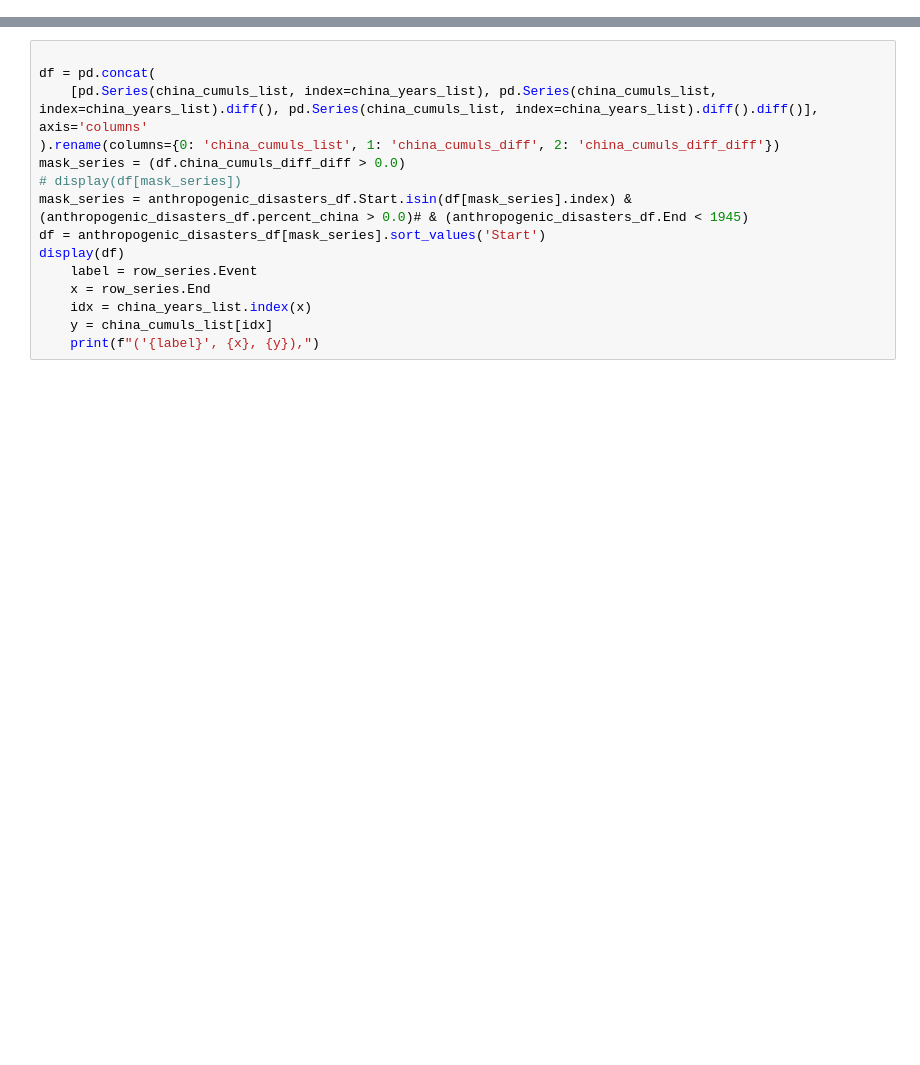
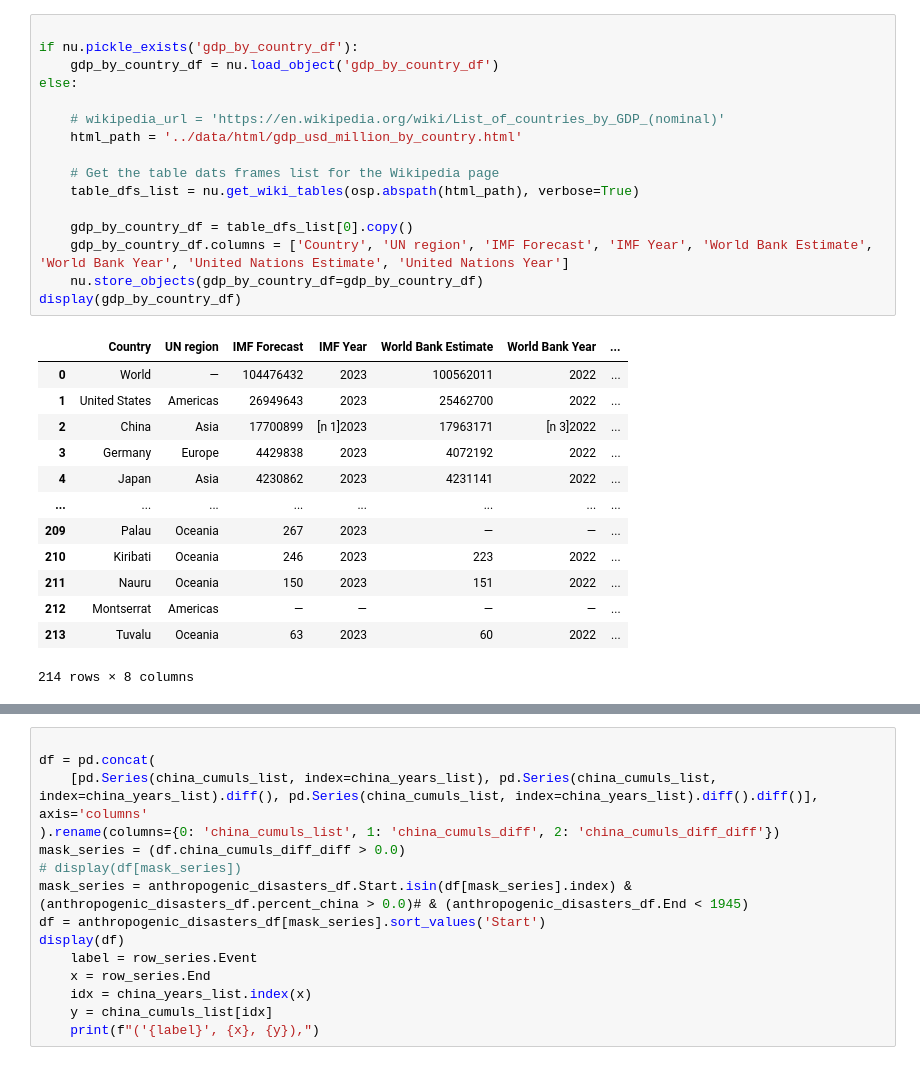
Before and after one commit to dbabbitt/StatsByCountry, a Jupyter notebook: ipynb/Attic.ipynb, the cells around one changed output, grey strips where cells are left out. Cells and saved outputs as stored; diff of their text form; blank space fills up the shorter version.

```diff
--- a/ipynb/Attic.ipynb
+++ b/ipynb/Attic.ipynb
@@ -0,0 +38,30 @@
+# %%
+
+if nu.pickle_exists('gdp_by_country_df'):
+    gdp_by_country_df = nu.load_object('gdp_by_country_df')
+else:
+
+    # wikipedia_url = 'https://en.wikipedia.org/wiki/List_of_countries_by_GDP_(nominal)'
+    html_path = '../data/html/gdp_usd_million_by_country.html'
+
+    # Get the table dats frames list for the Wikipedia page
+    table_dfs_list = nu.get_wiki_tables(osp.abspath(html_path), verbose=True)
+
+    gdp_by_country_df = table_dfs_list[0].copy()
+    gdp_by_country_df.columns = ['Country', 'UN region', 'IMF Forecast', 'IMF Year', 'World Bank Estimate', 'World Bank Year', 'United Nations Estimate', 'United Nations Year']
+    nu.store_objects(gdp_by_country_df=gdp_by_country_df)
+display(gdp_by_country_df)
+# %% [output]
+|  | Country | UN region | IMF Forecast | IMF Year | World Bank Estimate | World Bank Year | ... |
+| 0 | World | — | 104476432 | 2023 | 100562011 | 2022 | ... |
+| 1 | United States | Americas | 26949643 | 2023 | 25462700 | 2022 | ... |
+| 2 | China | Asia | 17700899 | [n 1]2023 | 17963171 | [n 3]2022 | ... |
+| 3 | Germany | Europe | 4429838 | 2023 | 4072192 | 2022 | ... |
+| 4 | Japan | Asia | 4230862 | 2023 | 4231141 | 2022 | ... |
+| ... | ... | ... | ... | ... | ... | ... | ... |
+| 209 | Palau | Oceania | 267 | 2023 | — | — | ... |
+| 210 | Kiribati | Oceania | 246 | 2023 | 223 | 2022 | ... |
+| 211 | Nauru | Oceania | 150 | 2023 | 151 | 2022 | ... |
+| 212 | Montserrat | Americas | — | — | — | — | ... |
+| 213 | Tuvalu | Oceania | 63 | 2023 | 60 | 2022 | ... |
+214 rows × 8 columns
```
Also changed, not shown: parts of 6 cells of this notebook, 14 other files.
